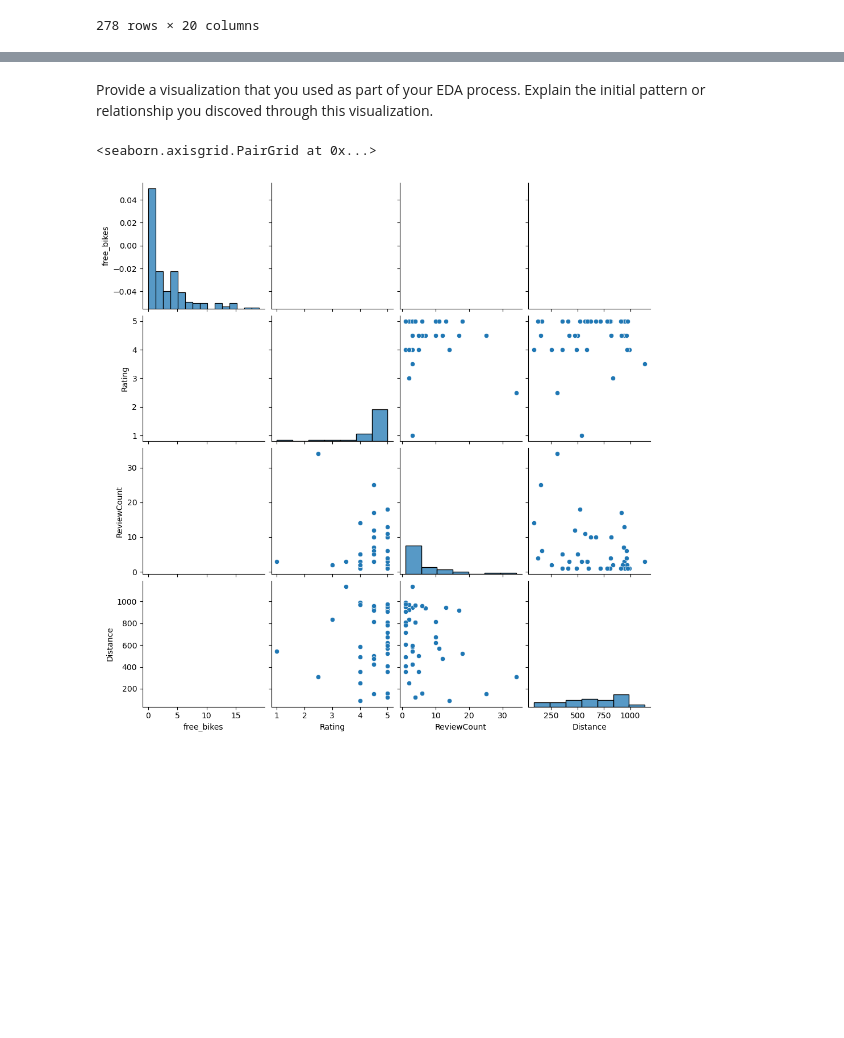
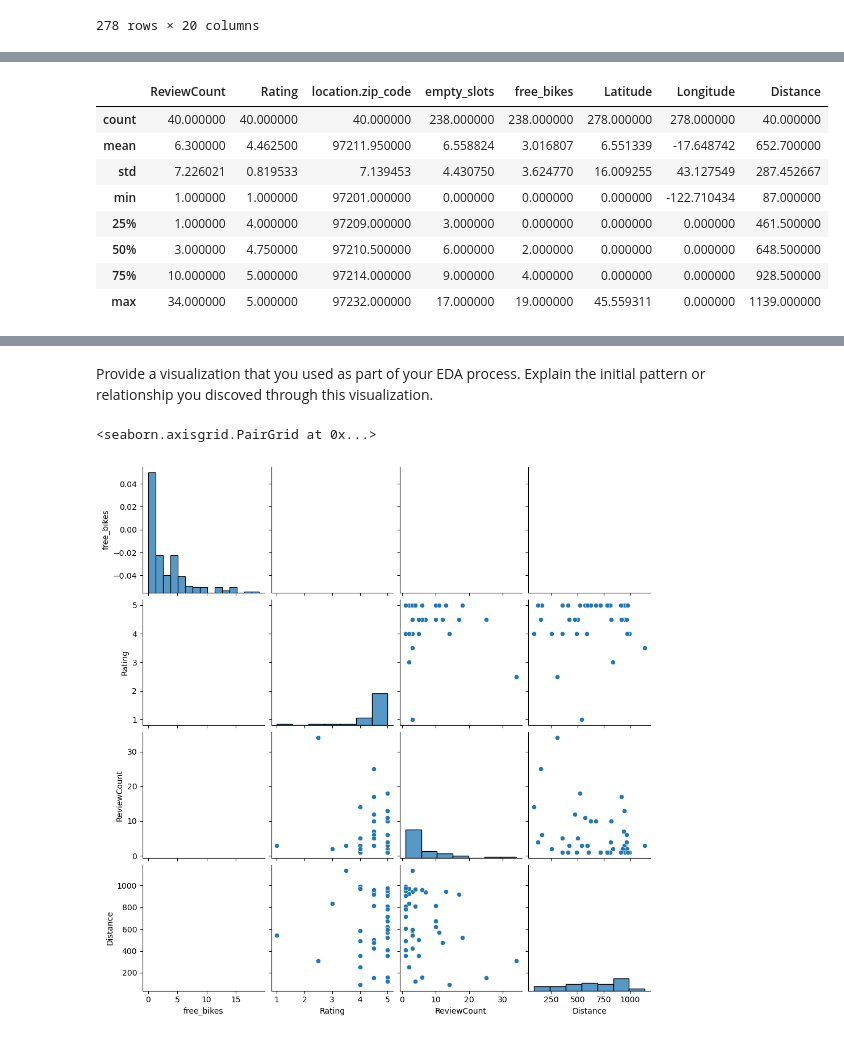
Before and after one commit to Zarmeena667/Statistical-Modelling-with-Python-Project2-LHL, a Jupyter notebook: notebooks/joining_data.ipynb, the cells around one changed output, grey strips where cells are left out. Drawn from its saved outputs; the diff is of its cells as text; code cells hidden in the pictures; blank space fills up the shorter version.

```diff
--- a/notebooks/joining_data.ipynb
+++ b/notebooks/joining_data.ipynb
@@ -75,0 +111,12 @@ ff_df
+# %%
+ff_df.describe()
+# %% [output]
+|  | ReviewCount | Rating | location.zip_code | empty_slots | free_bikes | Latitude | Longitude | Distance |
+| count | 40.000000 | 40.000000 | 40.000000 | 238.000000 | 238.000000 | 278.000000 | 278.000000 | 40.000000 |
+| mean | 6.300000 | 4.462500 | 97211.950000 | 6.558824 | 3.016807 | 6.551339 | -17.648742 | 652.700000 |
+| std | 7.226021 | 0.819533 | 7.139453 | 4.430750 | 3.624770 | 16.009255 | 43.127549 | 287.452667 |
+| min | 1.000000 | 1.000000 | 97201.000000 | 0.000000 | 0.000000 | 0.000000 | -122.710434 | 87.000000 |
+| 25% | 1.000000 | 4.000000 | 97209.000000 | 3.000000 | 0.000000 | 0.000000 | 0.000000 | 461.500000 |
+| 50% | 3.000000 | 4.750000 | 97210.500000 | 6.000000 | 2.000000 | 0.000000 | 0.000000 | 648.500000 |
+| 75% | 10.000000 | 5.000000 | 97214.000000 | 9.000000 | 4.000000 | 0.000000 | 0.000000 | 928.500000 |
+| max | 34.000000 | 5.000000 | 97232.000000 | 17.000000 | 19.000000 | 45.559311 | 0.000000 | 1139.000000 |
```
Also changed, not shown: parts of 7 cells of this notebook, 2 other files.
